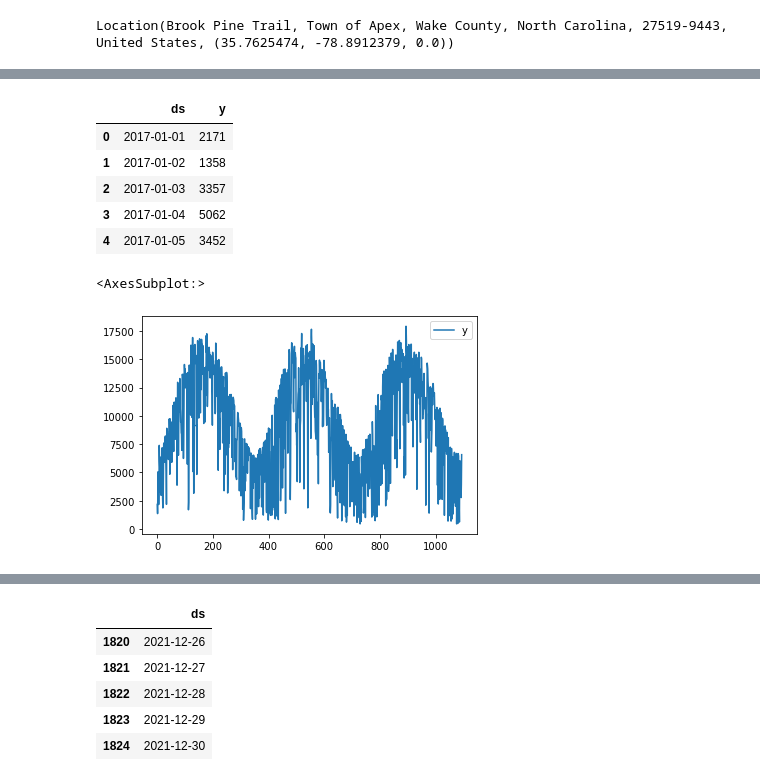
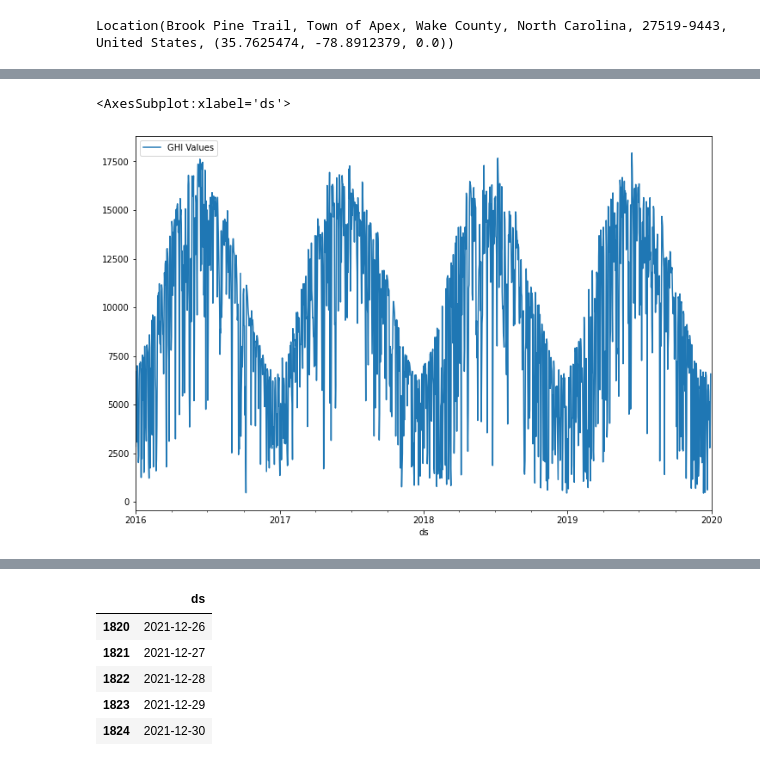
Before and after one commit to antnat96/solar-irradiance-predictor, a Jupyter notebook: Multi_year_API.ipynb, the cells around one changed output, grey strips where cells are left out. Cells and saved outputs as stored; diff of their text form; code cells hidden in the pictures.

```diff
--- a/Multi_year_API.ipynb
+++ b/Multi_year_API.ipynb
@@ -125,14 +136,8 @@ prophet_frame_new = prophet_frame_new.rename(columns = {'index':'ds'})
-# %%
-prophet_frame_new.head()
-# %% [output]
-|  | ds | y |
-| 0 | 2017-01-01 | 2171 |
-| 1 | 2017-01-02 | 1358 |
-| 2 | 2017-01-03 | 3357 |
-| 3 | 2017-01-04 | 5062 |
-| 4 | 2017-01-05 | 3452 |
-# %%
-prophet_frame_new.plot()
-# %% [output]
-<AxesSubplot:>
-[figure, removed]
+# %%
+#len(prophet_frame_new)
+#train.plot()
+#prophet_frame_new.plot(x='ds',y='y',figsize=(12,8),legend=True,label='GHI Values')
+prophet_frame_new.plot(x='ds',y='y',figsize=(12,8),legend=True,label='GHI Values',xlim=('2016-01-01','2020-01-01'))
+# %% [output]
+<AxesSubplot:xlabel='ds'>
+[figure, added]
```
Also changed, not shown: parts of 25 cells of this notebook.
